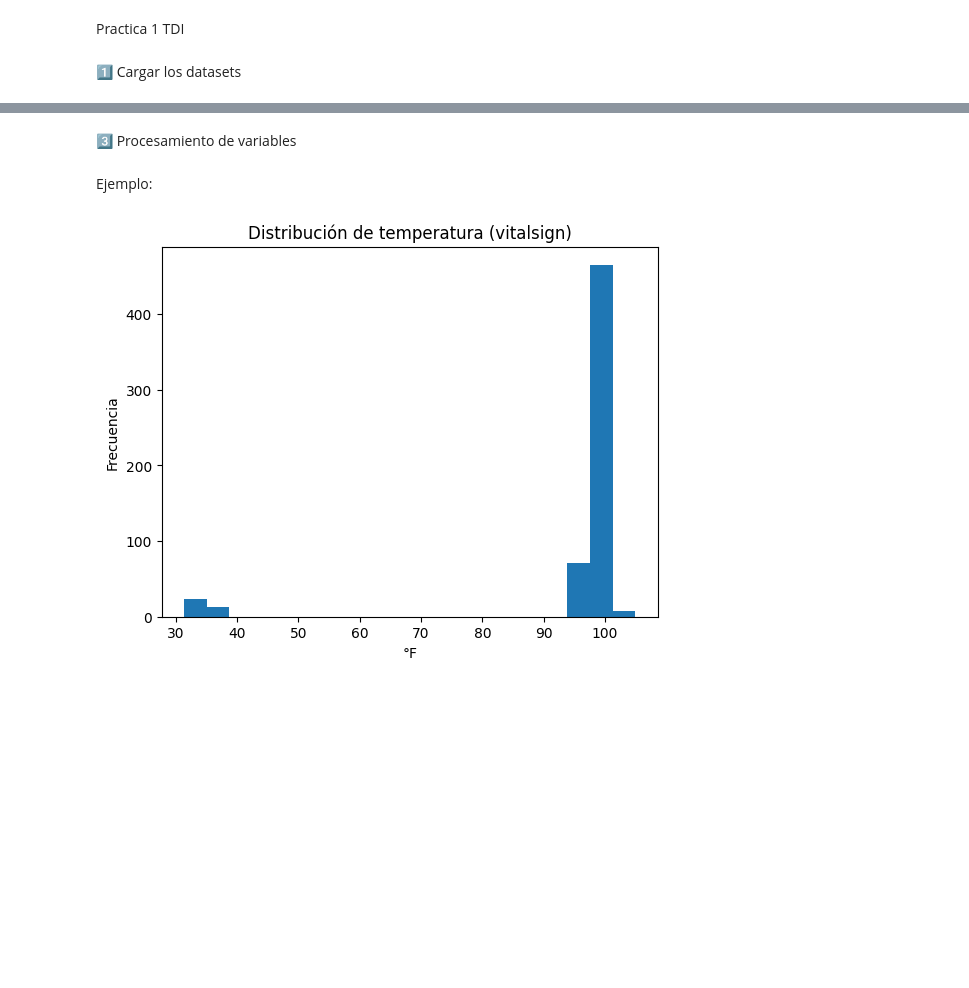
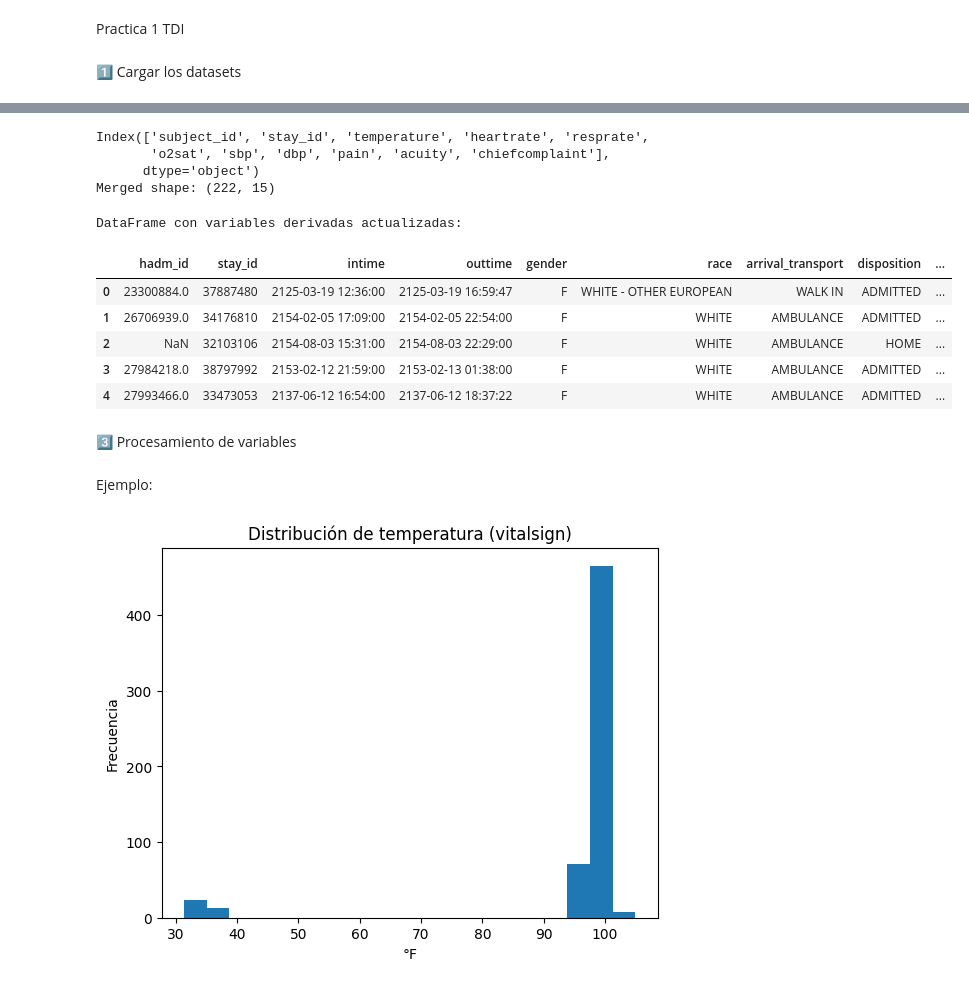
Before and after one commit to aaronblanco/TDI, a Jupyter notebook: Practica1.ipynb, the cells around one changed output, grey strips where cells are left out. Drawn from its saved outputs; the diff is of its cells as text; code cells hidden in the pictures; blank space fills up the shorter version.

```diff
--- a/Practica1.ipynb
+++ b/Practica1.ipynb
@@ -74,3 +79,75 @@ TypeError: agg function failed [how->mean,dtype->object]
+# %%
+
+
+# Implementa agrupaciones
+agg_map = {'temperature': 'mean', 'heartrate': 'max', 'o2sat': 'min'}
+
+triage_cols = [col for col in agg_map.keys() if col in df_triage.columns]
+vitals_cols = [col for col in agg_map.keys() if col in df_vitalsign.columns]
+
+triage_agg_map = {col: agg_map[col] for col in triage_cols}
+vitals_agg_map = {col: agg_map[col] for col in vitals_cols}
+
+triage_grp = df_triage.groupby('stay_id').agg(triage_agg_map).reset_index()
+vitals_grp = df_vitalsign.groupby('stay_id').agg(vitals_agg_map).reset_index()
+
+# Renombrar columnas agregadas para evitar conflictos
+triage_grp.rename(columns={'temperature': 'temperature_c_triage_mean', 'heartrate': 'heartrate_triage_max', 'o2sat': 'o2sat_triage_min'}, inplace=True)
+vitals_grp.rename(columns={'temperature': 'temperature_c_vitals_mean', 'heartrate': 'heartrate_vitals_max', 'o2sat': 'o2sat_vitals_min'}, inplace=True)
+print(df_triage.columns)
+# Fusionar los dataframes agrupados con df_merged
+
+
+df_merged = df_edstays.copy()
+
+merged = df_merged.merge(triage_grp, on='stay_id', how='left')
+merged = merged.merge(vitals_grp, on='stay_id', how='left')
+
+merged = merged.merge(df_diag_grouped, on='stay_id', how='left')
+merged.drop(columns=['subject_id'], inplace=True)
+print('Merged shape:', merged.shape)
+# %% [output]
+Index(['subject_id', 'stay_id', 'temperature', 'heartrate', 'resprate',
+       'o2sat', 'sbp', 'dbp', 'pain', 'acuity', 'chiefcomplaint'],
+      dtype='object')
+Merged shape: (222, 15)
+# %%
+# Crear variables derivadas en el DataFrame 'merged'
+
+# 'fiebre': Temperatura > 37.5
+# Usaremos las columnas agregadas de temperatura, dando prioridad a vitalsign si ambas existen
+merged['fiebre'] = ((merged['temperature_c_vitals_mean'] > 37.5) | (merged['temperature_c_triage_mean'] > 37.5)).astype(int)
+
+# 'taquicardia': heartrate > 100
+# Usaremos las columnas agregadas de heartrate, dando prioridad a vitalsign si ambas existen
+merged['taquicardia'] = ((merged['heartrate_vitals_max'] > 100) | (merged['heartrate_triage_max'] > 100)).astype(int)
+
+
+# 'hipoxia': o2sat < 92
+# Usaremos las columnas agregadas de o2sat, dando prioridad a vitalsign si ambas existen
+merged['hipoxia'] = ((merged['o2sat_vitals_min'] < 92) | (merged['o2sat_triage_min'] < 92)).astype(int)
+
+
+# 'icd_principal': El primer código ICD en la lista de icd_code
+# Manejar casos donde la lista puede estar vacía o ser NaN
+merged['icd_principal'] = merged['icd_code'].apply(lambda x: x[0] if isinstance(x, list) and len(x) > 0 else None)
+
+# 'diagnóstico complejo': Número de diagnósticos > 3
+# Manejar casos donde la lista puede estar vacía o ser NaN
+merged['num_diagnosticos'] = merged['icd_code'].apply(lambda x: len(x) if isinstance(x, list) else 0)
+merged['diagnóstico complejo'] = (merged['num_diagnosticos'] > 3).astype(int)
+merged = merged.drop(columns=['num_diagnosticos']) # Drop the intermediate column
+
+print('DataFrame con variables derivadas actualizadas:')
+display(merged.head())
+# %% [output]
+DataFrame con variables derivadas actualizadas:
+|  | hadm_id | stay_id | intime | outtime | gender | race | arrival_transport | disposition | ... |
+| 0 | 23300884.0 | 37887480 | 2125-03-19 12:36:00 | 2125-03-19 16:59:47 | F | WHITE - OTHER EUROPEAN | WALK IN | ADMITTED | ... |
+| 1 | 26706939.0 | 34176810 | 2154-02-05 17:09:00 | 2154-02-05 22:54:00 | F | WHITE | AMBULANCE | ADMITTED | ... |
+| 2 | NaN | 32103106 | 2154-08-03 15:31:00 | 2154-08-03 22:29:00 | F | WHITE | AMBULANCE | HOME | ... |
+| 3 | 27984218.0 | 38797992 | 2153-02-12 21:59:00 | 2153-02-13 01:38:00 | F | WHITE | AMBULANCE | ADMITTED | ... |
+| 4 | 27993466.0 | 33473053 | 2137-06-12 16:54:00 | 2137-06-12 18:37:22 | F | WHITE | AMBULANCE | ADMITTED | ... |
 # %% [markdown]
 3️⃣ Procesamiento de variables
 # %% [markdown]
```
Also changed, not shown: parts of 8 cells of this notebook.
